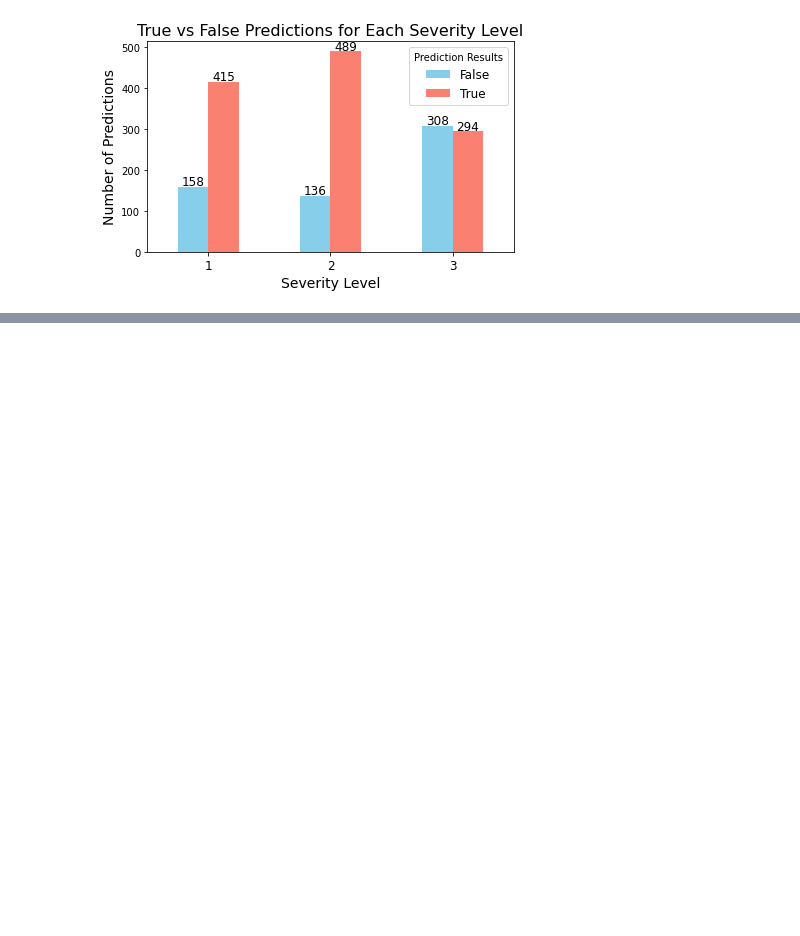
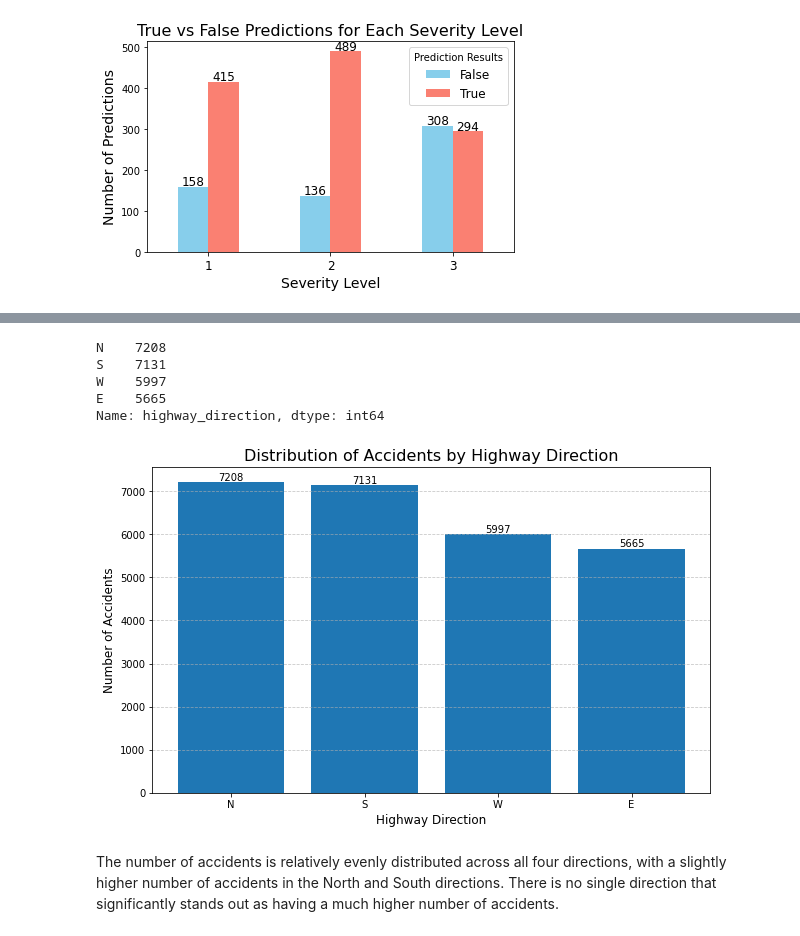
Before and after one commit to hoangttrang/eda-final, a Jupyter notebook: 01-Car-Accident-Analysis.ipynb, the cells around one changed output, grey strips where cells are left out. Drawn from its saved outputs; the diff is of its cells as text; code cells hidden in the pictures; blank space fills up the shorter version.

```diff
--- a/01-Car-Accident-Analysis.ipynb
+++ b/01-Car-Accident-Analysis.ipynb
@@ -598,0 +616,6 @@ plt.show()
+# %%
+# read in the data
+accidents_data = df
+
+# show columns
+print(accidents_data.columns)
@@ -598,0 +632,3 @@ plt.show()
+# %%
+# fisrt filter out the data in South Carolina
+accidents_data = accidents_data[accidents_data['State'] == 'SC']
@@ -598,0 +660,3 @@ plt.show()
+# %%
+# Apply the function to the description column and take a look at both columns
+accidents_data['highway_direction'] = accidents_data['Description'].apply(analyze_description)
@@ -598,0 +684,46 @@ plt.show()
+# %%
+# Filter out the accidents with no highway details
+accidents_data = accidents_data[accidents_data['highway_direction'] != 'No_Details']
+
+# count the number of accidents in each direction
+accidents_by_direction = accidents_data['highway_direction'].value_counts()
+accidents_by_direction
+# %% [output]
+N    7208
+S    7131
+W    5997
+E    5665
+Name: highway_direction, dtype: int64
+# %%
+# now plot the data
+import matplotlib.pyplot as plt
+# Sort the values for a consistent look
+accidents_by_direction_sorted = accidents_by_direction.sort_values(ascending=False)
+
+# Create the bar graph
+plt.figure(figsize=(10, 6))  # Set a figure size
+bars = plt.bar(accidents_by_direction_sorted.index, accidents_by_direction_sorted.values)
+
+# Add value labels on top of each bar
+for bar in bars:
+    yval = bar.get_height()
+    plt.text(bar.get_x() + bar.get_width()/2, yval, int(yval), ha='center', va='bottom')
+
+# Add labels and title
+plt.xlabel('Highway Direction', fontsize=12)
+plt.ylabel('Number of Accidents', fontsize=12)
+plt.title('Distribution of Accidents by Highway Direction', fontsize=16)
+
+# Add a grid to the y-axis
+plt.grid(axis='y', linestyle='--', alpha=0.7)
+
+# Save the plot
+plt.savefig('./graph/accidents_by_direction.png', dpi=300, bbox_inches='tight')
+
+# Show the plot with enhancements
+plt.show()
+# %% [output]
+[figure, added]
+# %% [markdown]
+The number of accidents is relatively evenly distributed across all four directions, with a slightly higher number of accidents in the North and South directions.
+There is no single direction that significantly stands out as having a much higher number of accidents.
```
Also changed, not shown: parts of 25 cells of this notebook, 1 other file.
